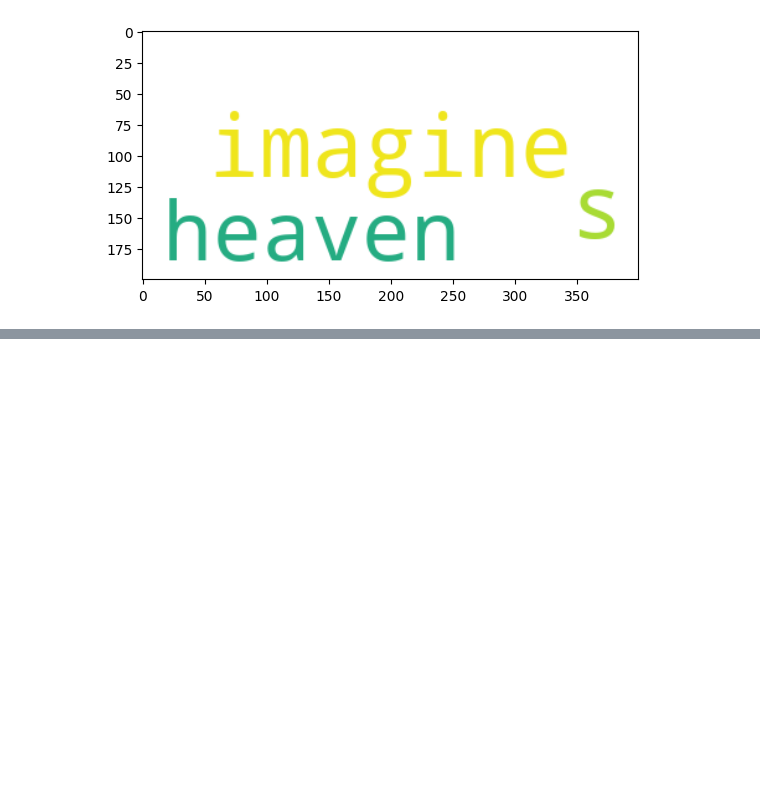
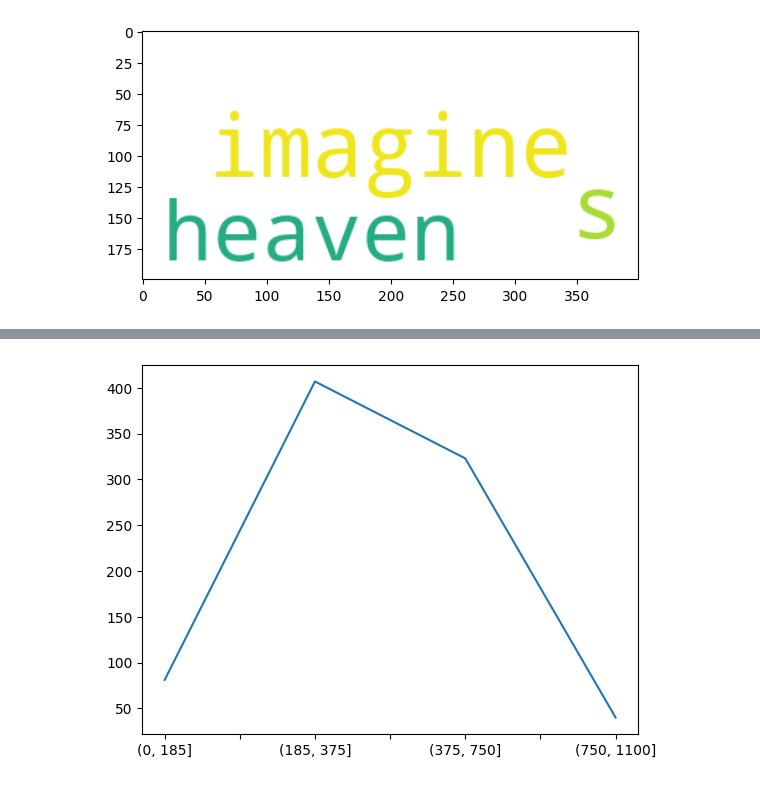
Before and after one commit to DUCU1/DataAndAI, a Jupyter notebook: Code/Functions/Comanezi.ipynb, the cells around one changed output, grey strips where cells are left out. Drawn from its saved outputs; the diff is of its cells as text; code cells hidden in the pictures; blank space fills up the shorter version.

```diff
--- a/Code/Functions/Comanezi.ipynb
+++ b/Code/Functions/Comanezi.ipynb
@@ -151,0 +161,7 @@ plt.show()
+# %%
+cutpoints=[0,185,375,750,1100]
+classes = pd.cut(dataFrame.diskspace, bins=cutpoints)
+x = classes.value_counts().sort_index().plot()
+plt.show()
+# %% [output]
+[figure, added]
```
Also changed, not shown: parts of 3 cells of this notebook, 2 other files.
